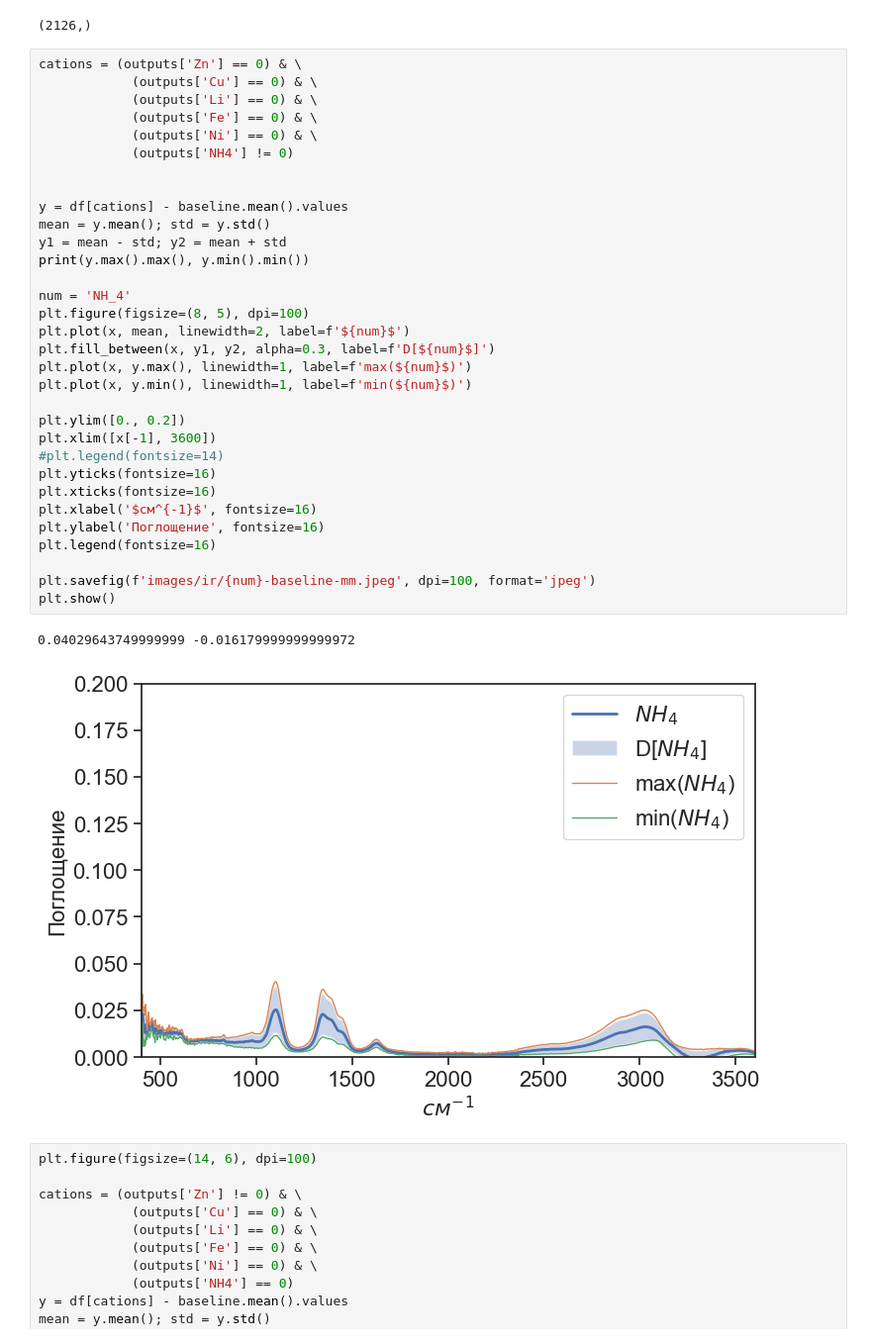
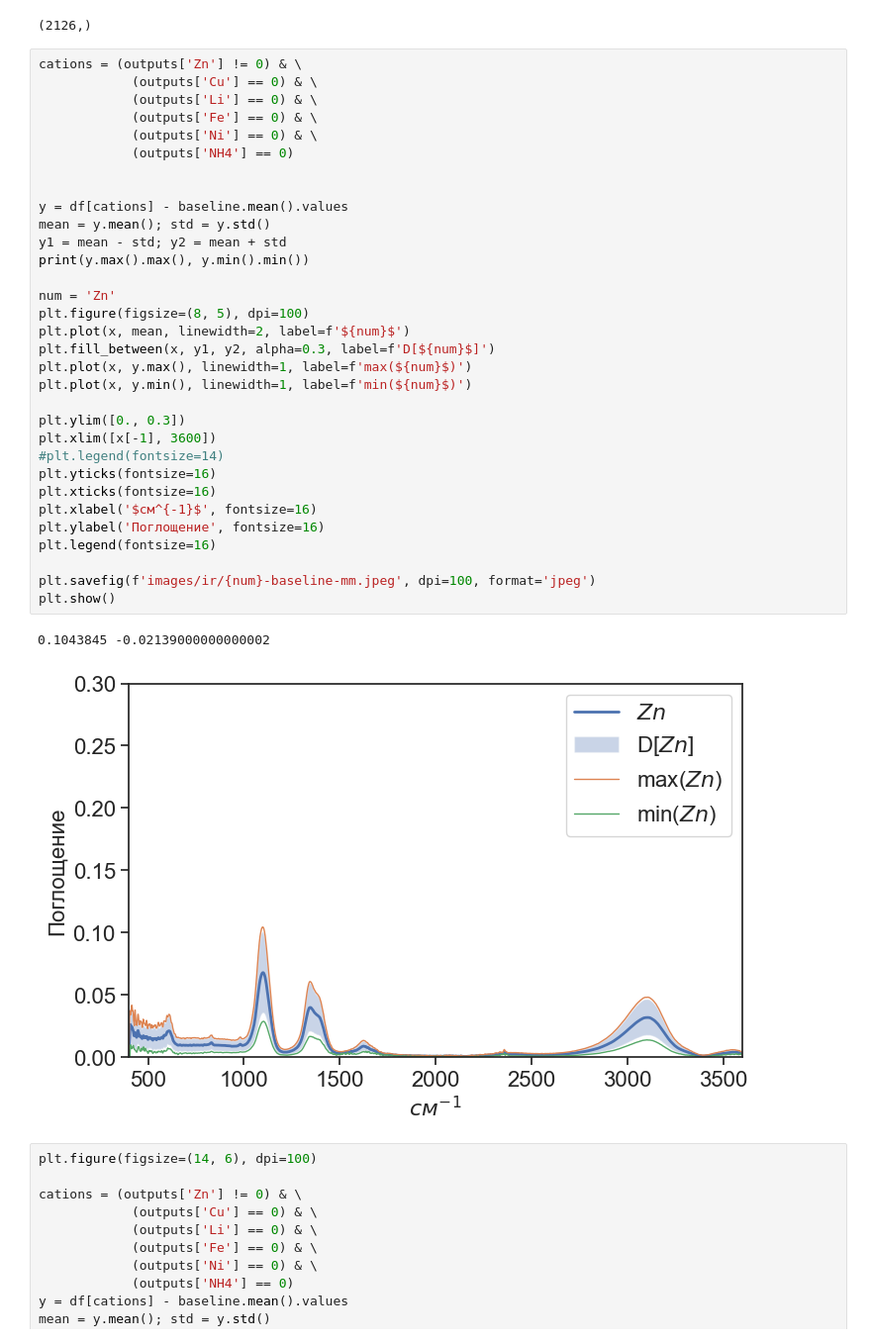
Before and after one commit to oesarmanova/salts_water_2022, a Jupyter notebook: exploratory_data_analysis.ipynb, the cells around one changed output. Shown: that part at 99% size. Cells and saved outputs as stored; diff of their text form.

```diff
--- a/exploratory_data_analysis.ipynb
+++ b/exploratory_data_analysis.ipynb
@@ -67,40 +67,40 @@ x.shape
 # %% [output]
 (2126,)
 # %%
-cations = (outputs['Zn'] == 0) & \
+cations = (outputs['Zn'] != 0) & \
             (outputs['Cu'] == 0) & \
             (outputs['Li'] == 0) & \
             (outputs['Fe'] == 0) & \
             (outputs['Ni'] == 0) & \
-            (outputs['NH4'] != 0)
+            (outputs['NH4'] == 0)
 
 
 y = df[cations] - baseline.mean().values
 mean = y.mean(); std = y.std()
 y1 = mean - std; y2 = mean + std
 print(y.max().max(), y.min().min())
 
-num = 'NH_4'
+num = 'Zn'
 plt.figure(figsize=(8, 5), dpi=100)
 plt.plot(x, mean, linewidth=2, label=f'${num}$')
 plt.fill_between(x, y1, y2, alpha=0.3, label=f'D[${num}$]')
 plt.plot(x, y.max(), linewidth=1, label=f'max(${num}$)')
 plt.plot(x, y.min(), linewidth=1, label=f'min(${num}$)')
 
-plt.ylim([0., 0.2])
+plt.ylim([0., 0.3])
 plt.xlim([x[-1], 3600])
 #plt.legend(fontsize=14)
 plt.yticks(fontsize=16)
 plt.xticks(fontsize=16)
 plt.xlabel('$см^{-1}$', fontsize=16)
 plt.ylabel('Поглощение', fontsize=16)
 plt.legend(fontsize=16)
 
 plt.savefig(f'images/ir/{num}-baseline-mm.jpeg', dpi=100, format='jpeg')
 plt.show()
 # %% [output]
-0.04029643749999999 -0.016179999999999972
+0.1043845 -0.02139000000000002
-[figure, old version]
+[figure, new version]
 # %%
 plt.figure(figsize=(14, 6), dpi=100)
 
```
Also changed, not shown: 18 other files.
